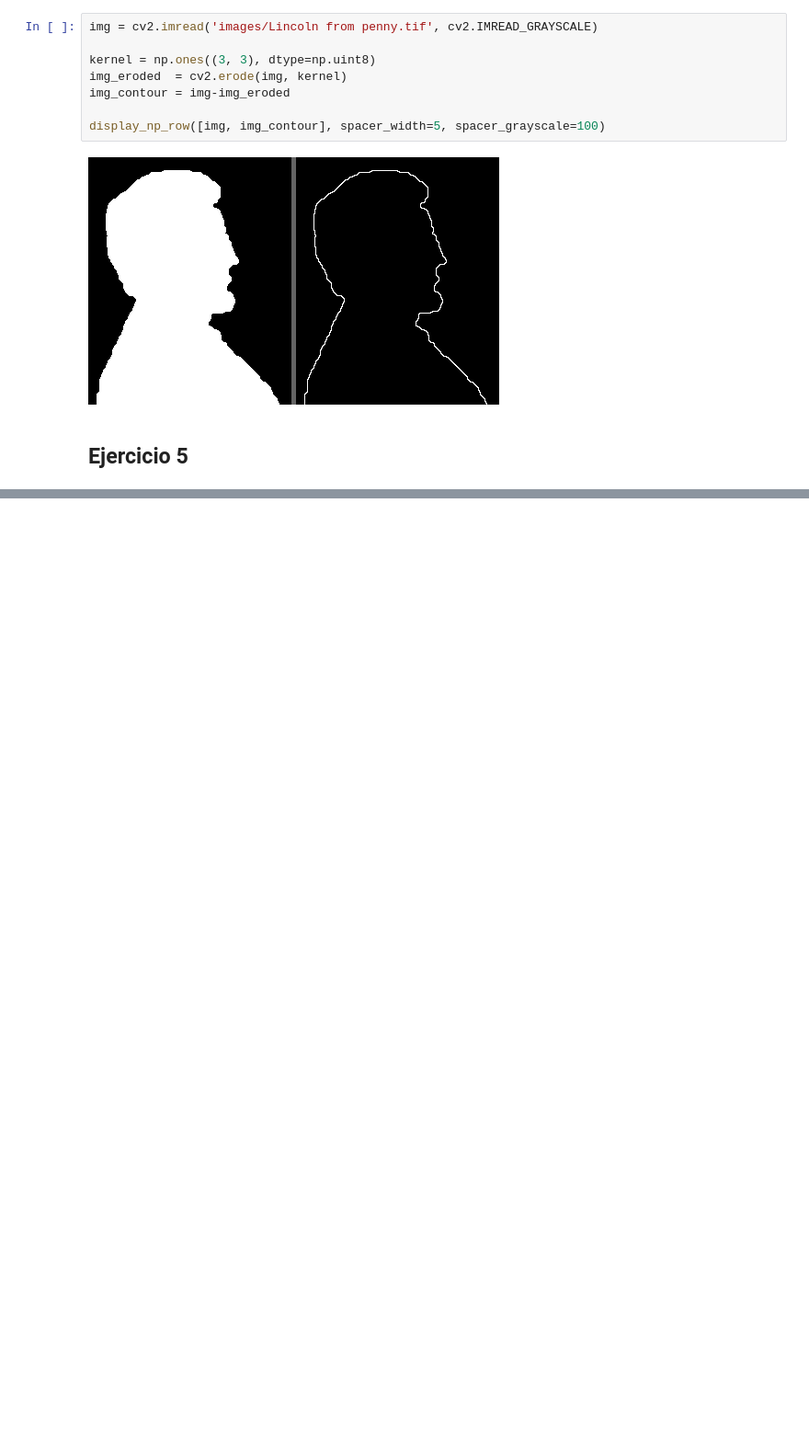
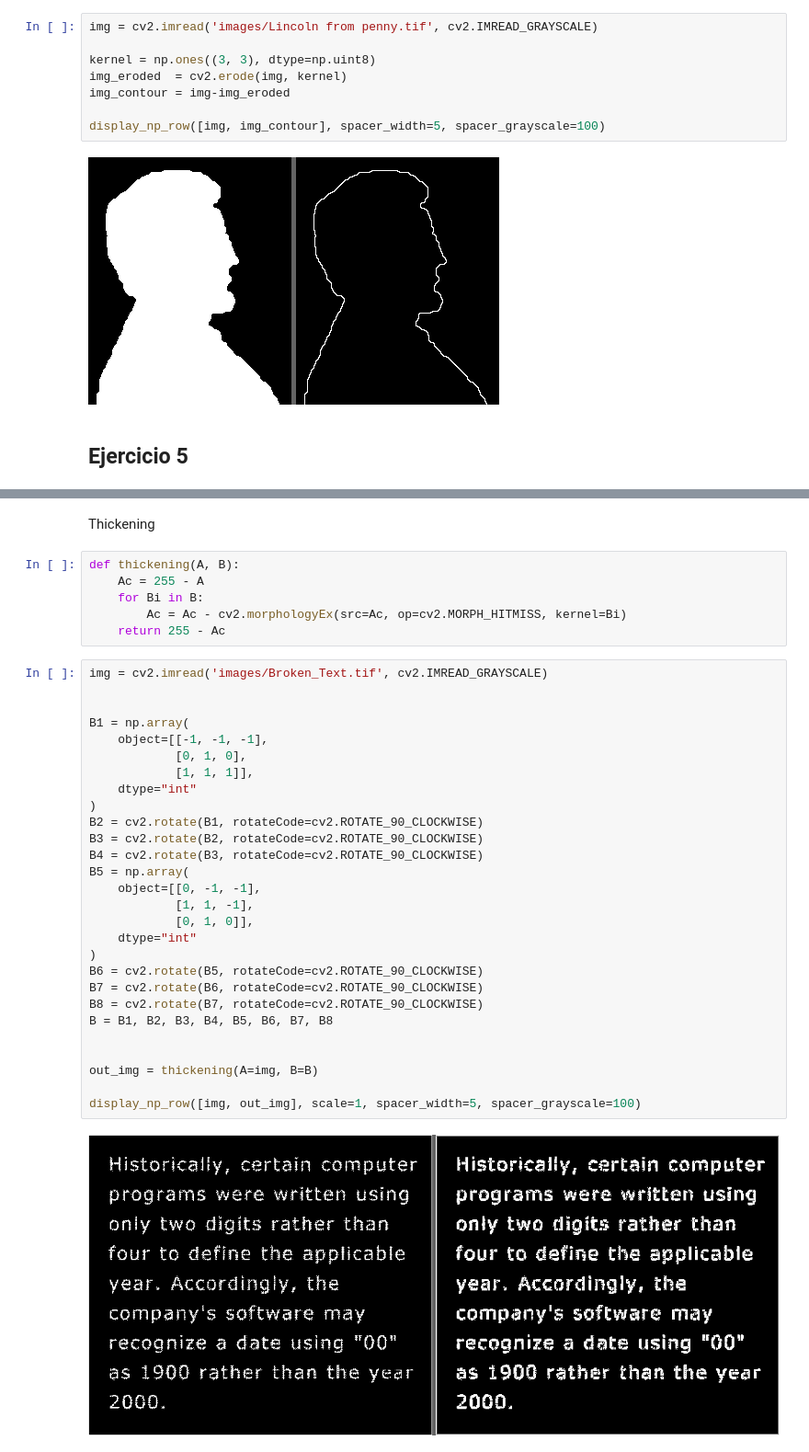
Before and after one commit to pabgonzalez/Digital-Image-Processing, a Jupyter notebook: TP7 - Morfología/TP7.ipynb, the cells around one changed output, grey strips where cells are left out. Shown at 92% size. Cells and saved outputs as stored; diff of their text form; blank space fills up the shorter version.

```diff
--- a/TP7 - Morfología/TP7.ipynb
+++ b/TP7 - Morfología/TP7.ipynb
@@ -94,0 +142,38 @@ display_np_row([img, img_contour], spacer_width=5, spacer_grayscale=100)
+# %% [markdown]
+Thickening
+# %%
+def thickening(A, B):
+    Ac = 255 - A
+    for Bi in B:
+        Ac = Ac - cv2.morphologyEx(src=Ac, op=cv2.MORPH_HITMISS, kernel=Bi)
+    return 255 - Ac
+# %%
+img = cv2.imread('images/Broken_Text.tif', cv2.IMREAD_GRAYSCALE)
+
+
+B1 = np.array(
+    object=[[-1, -1, -1],
+            [0, 1, 0],
+            [1, 1, 1]],
+    dtype="int"
+)
+B2 = cv2.rotate(B1, rotateCode=cv2.ROTATE_90_CLOCKWISE)
+B3 = cv2.rotate(B2, rotateCode=cv2.ROTATE_90_CLOCKWISE)
+B4 = cv2.rotate(B3, rotateCode=cv2.ROTATE_90_CLOCKWISE)
+B5 = np.array(
+    object=[[0, -1, -1],
+            [1, 1, -1],
+            [0, 1, 0]],
+    dtype="int"
+)
+B6 = cv2.rotate(B5, rotateCode=cv2.ROTATE_90_CLOCKWISE)
+B7 = cv2.rotate(B6, rotateCode=cv2.ROTATE_90_CLOCKWISE)
+B8 = cv2.rotate(B7, rotateCode=cv2.ROTATE_90_CLOCKWISE)
+B = B1, B2, B3, B4, B5, B6, B7, B8
+
+
+out_img = thickening(A=img, B=B)
+
+display_np_row([img, out_img], scale=1, spacer_width=5, spacer_grayscale=100)
+# %% [output]
+[figure, added]
```
Also changed, not shown: parts of 9 cells of this notebook, 1 other file.
